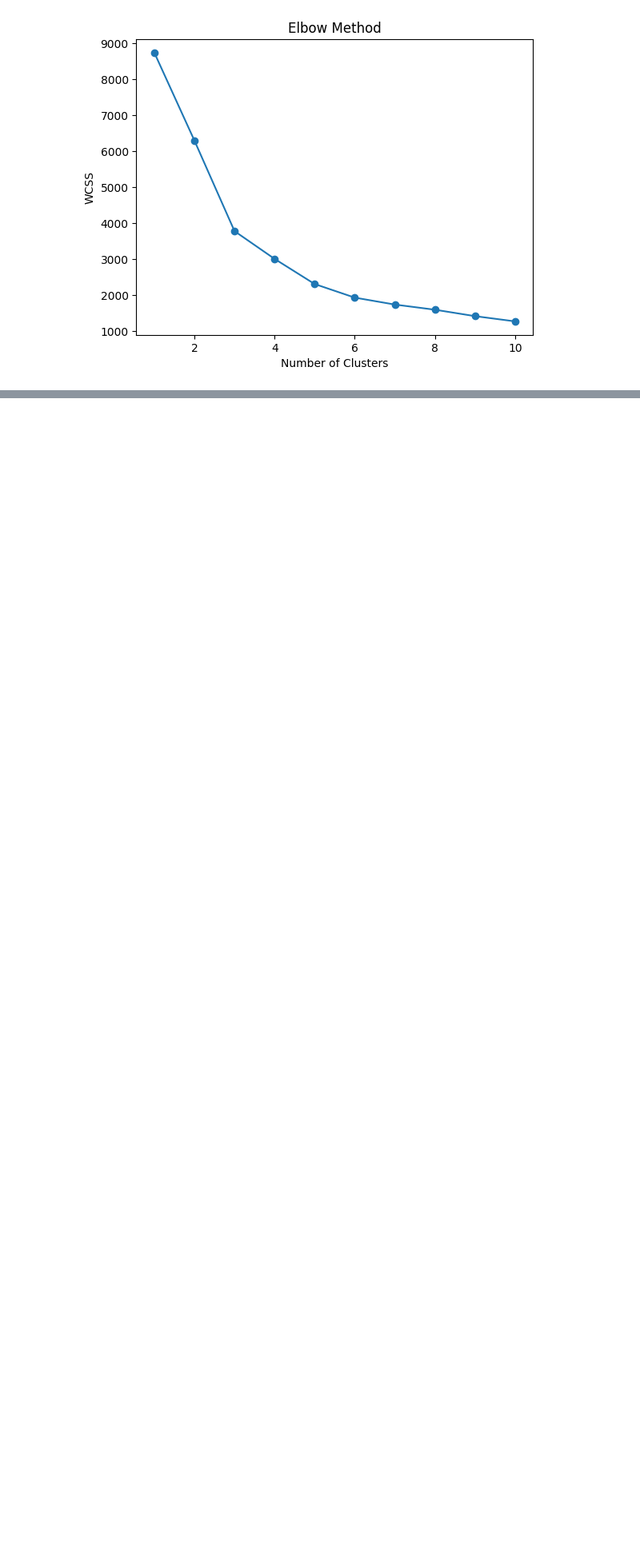
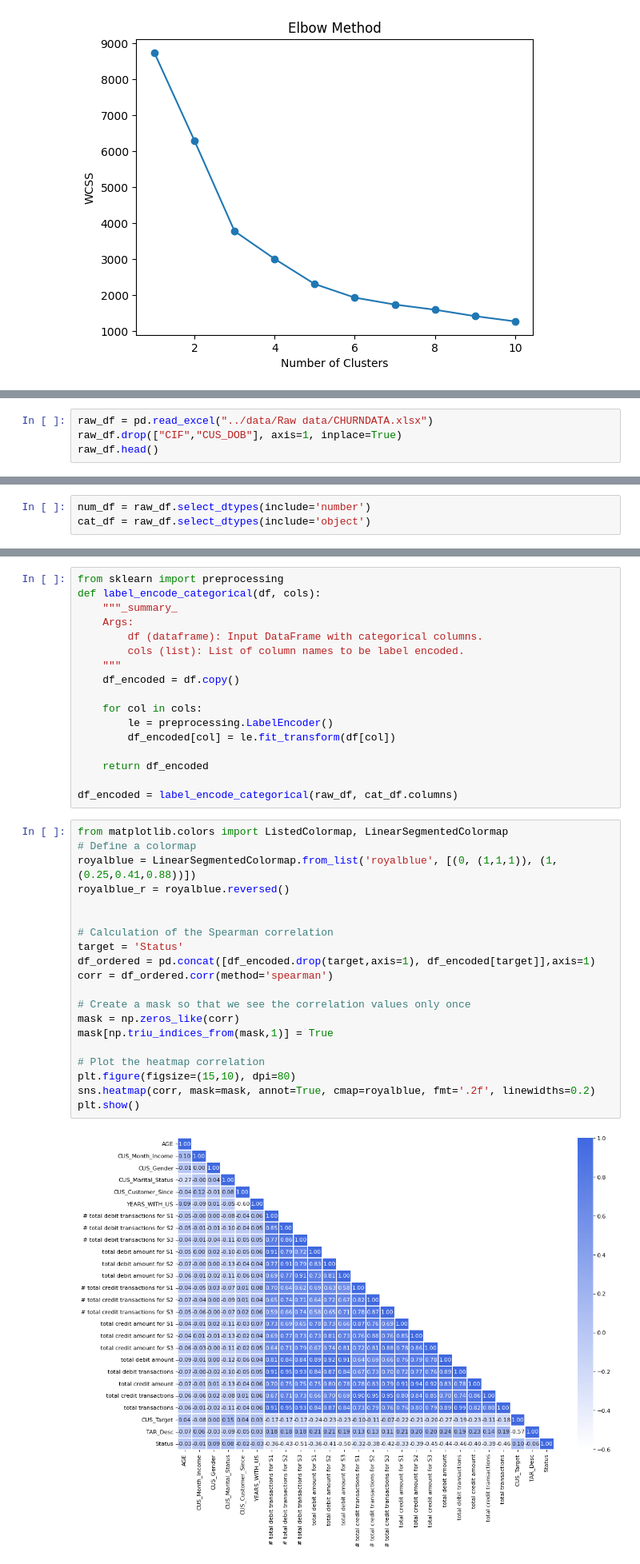
Before and after one commit to shivamkc01/Bank_Standard_bank_churn, a Jupyter notebook: notebook/exploration.ipynb, the cells around one changed output, grey strips where cells are left out. Shown at 80% size. Saved outputs shown, nothing was run; the diff lists cells and outputs as text; blank space fills up the shorter version.

```diff
--- a/notebook/exploration.ipynb
+++ b/notebook/exploration.ipynb
@@ -337,0 +201,4 @@ ValueError: x and y must have same first dimension, but have shapes (5,) and (10
+# %%
+raw_df = pd.read_excel("../data/Raw data/CHURNDATA.xlsx")
+raw_df.drop(["CIF","CUS_DOB"], axis=1, inplace=True)
+raw_df.head()
@@ -337,0 +213,3 @@ ValueError: x and y must have same first dimension, but have shapes (5,) and (10
+# %%
+num_df = raw_df.select_dtypes(include='number')
+cat_df = raw_df.select_dtypes(include='object')
@@ -337,0 +232,39 @@ ValueError: x and y must have same first dimension, but have shapes (5,) and (10
+# %%
+from sklearn import preprocessing
+def label_encode_categorical(df, cols):
+    """_summary_
+    Args:
+        df (dataframe): Input DataFrame with categorical columns.
+        cols (list): List of column names to be label encoded.
+    """
+    df_encoded = df.copy()
+
+    for col in cols:
+        le = preprocessing.LabelEncoder()
+        df_encoded[col] = le.fit_transform(df[col])
+
+    return df_encoded
+
+df_encoded = label_encode_categorical(raw_df, cat_df.columns)
+# %%
+from matplotlib.colors import ListedColormap, LinearSegmentedColormap
+# Define a colormap
+royalblue = LinearSegmentedColormap.from_list('royalblue', [(0, (1,1,1)), (1, (0.25,0.41,0.88))])
+royalblue_r = royalblue.reversed()
+
+
+# Calculation of the Spearman correlation
+target = 'Status'
+df_ordered = pd.concat([df_encoded.drop(target,axis=1), df_encoded[target]],axis=1)
+corr = df_ordered.corr(method='spearman')
+
+# Create a mask so that we see the correlation values only once
+mask = np.zeros_like(corr)
+mask[np.triu_indices_from(mask,1)] = True
+
+# Plot the heatmap correlation
+plt.figure(figsize=(15,10), dpi=80)
+sns.heatmap(corr, mask=mask, annot=True, cmap=royalblue, fmt='.2f', linewidths=0.2)
+plt.show()
+# %% [output]
+[figure, added]
```
Also changed, not shown: parts of 12 cells of this notebook, 34 other files.
